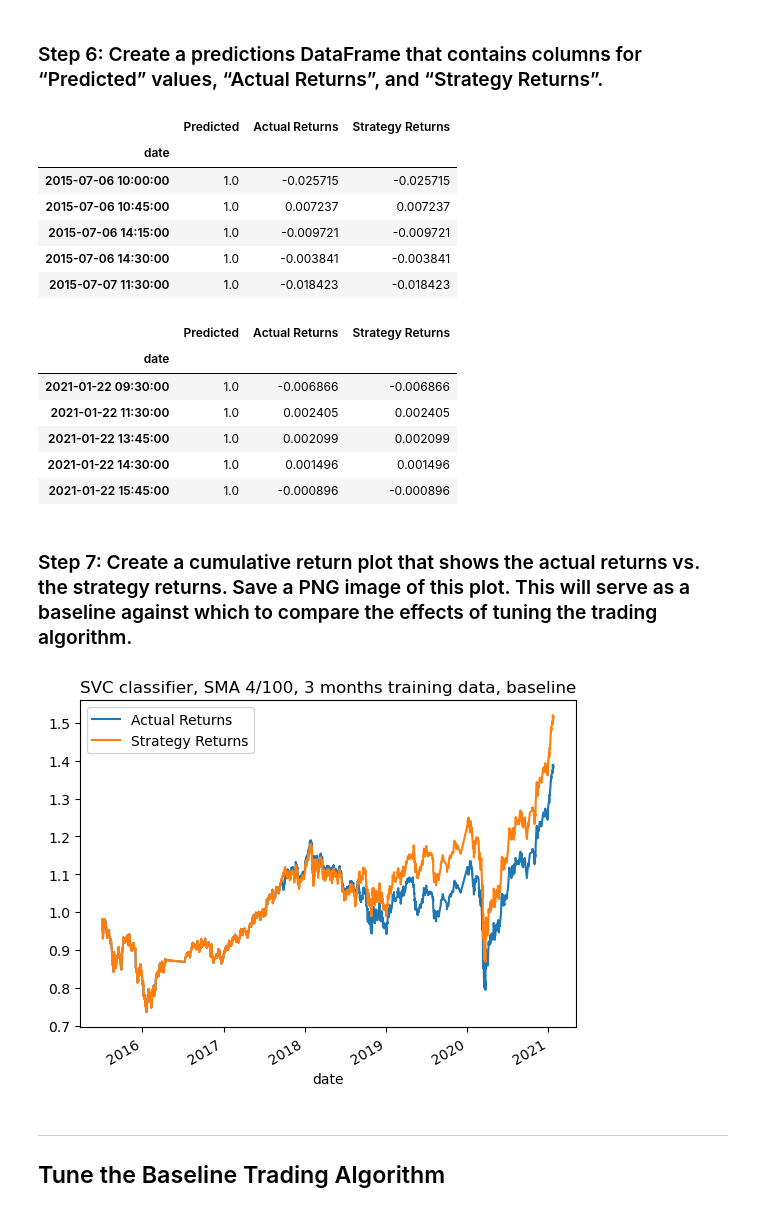
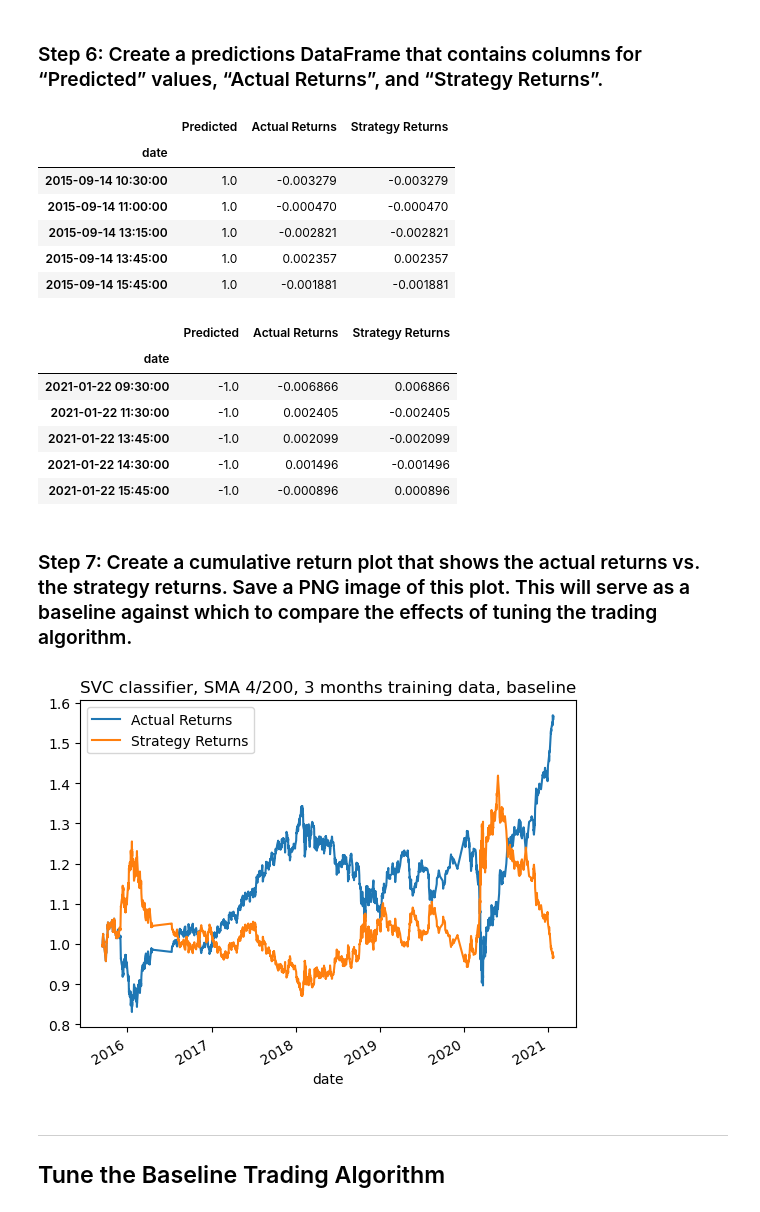
Before and after one commit to jamestan8292/Machine_Learning_Trading_Bot, a Jupyter notebook: machine_learning_trading_bot.ipynb, the cells around one changed output. Saved outputs shown, nothing was run; the diff lists cells and outputs as text; code cells hidden in the pictures.

```diff
--- a/machine_learning_trading_bot.ipynb
+++ b/machine_learning_trading_bot.ipynb
@@ -86,7 +86,7 @@ display(signals_df.tail())
 # %%
 # Set the short window and long window
 short_window = 4
-long_window = 100
+long_window = 200
 
 # Generate the fast and slow simple moving averages (4 and 100 days, respectively)
 signals_df['SMA_Fast'] = signals_df['close'].rolling(window=short_window).mean()
@@ -312,29 +312,30 @@ display(predictions_df.tail())
 # %% [output]
 |  | Predicted | Actual Returns | Strategy Returns |
 | date |  |  |  |
-| 2015-07-06 10:00:00 | 1.0 | -0.025715 | -0.025715 |
-| 2015-07-06 10:45:00 | 1.0 | 0.007237 | 0.007237 |
-| 2015-07-06 14:15:00 | 1.0 | -0.009721 | -0.009721 |
-| 2015-07-06 14:30:00 | 1.0 | -0.003841 | -0.003841 |
-| 2015-07-07 11:30:00 | 1.0 | -0.018423 | -0.018423 |
+| 2015-09-14 10:30:00 | 1.0 | -0.003279 | -0.003279 |
+| 2015-09-14 11:00:00 | 1.0 | -0.000470 | -0.000470 |
+| 2015-09-14 13:15:00 | 1.0 | -0.002821 | -0.002821 |
+| 2015-09-14 13:45:00 | 1.0 | 0.002357 | 0.002357 |
+| 2015-09-14 15:45:00 | 1.0 | -0.001881 | -0.001881 |
 |  | Predicted | Actual Returns | Strategy Returns |
 | date |  |  |  |
-| 2021-01-22 09:30:00 | 1.0 | -0.006866 | -0.006866 |
-| 2021-01-22 11:30:00 | 1.0 | 0.002405 | 0.002405 |
-| 2021-01-22 13:45:00 | 1.0 | 0.002099 | 0.002099 |
-| 2021-01-22 14:30:00 | 1.0 | 0.001496 | 0.001496 |
-| 2021-01-22 15:45:00 | 1.0 | -0.000896 | -0.000896 |
+| 2021-01-22 09:30:00 | -1.0 | -0.006866 | 0.006866 |
+| 2021-01-22 11:30:00 | -1.0 | 0.002405 | -0.002405 |
+| 2021-01-22 13:45:00 | -1.0 | 0.002099 | -0.002099 |
+| 2021-01-22 14:30:00 | -1.0 | 0.001496 | -0.001496 |
+| 2021-01-22 15:45:00 | -1.0 | -0.000896 | 0.000896 |
 # %% [markdown]
 ### Step 7: Create a cumulative return plot that shows the actual returns vs. the strategy returns. Save a PNG image of this plot. This will serve as a baseline against which to compare the effects of tuning the trading algorithm.
 # %%
 # Plot the actual returns versus the strategy returns
-(1 + predictions_df[['Actual Returns', 'Strategy Returns']]).cumprod().plot(title='SVC classifier, SMA 4/100, 3 months training data, baseline')
-plt.savefig('./images/ml_svc_4_100_3mths_baseline.png')
+(1 + predictions_df[['Actual Returns', 'Strategy Returns']]).cumprod().plot(title='SVC classifier, SMA 4/200, 3 months training data, baseline')
+# plt.savefig('./images/ml_svc_4_100_3mths_baseline.png')
 # plt.savefig('./images/ml_svc_4_100_6mths.png')
 # plt.savefig('./images/ml_svc_4_100_9mths.png')
 # plt.savefig('./images/ml_svc_50_300_6mths.png')
+plt.savefig('./images/ml.png')
 # %% [output]
-[figure, old version]
+[figure, new version]
 # %% [markdown]
 ---
 
```
Also changed, not shown: parts of 17 cells of this notebook.
